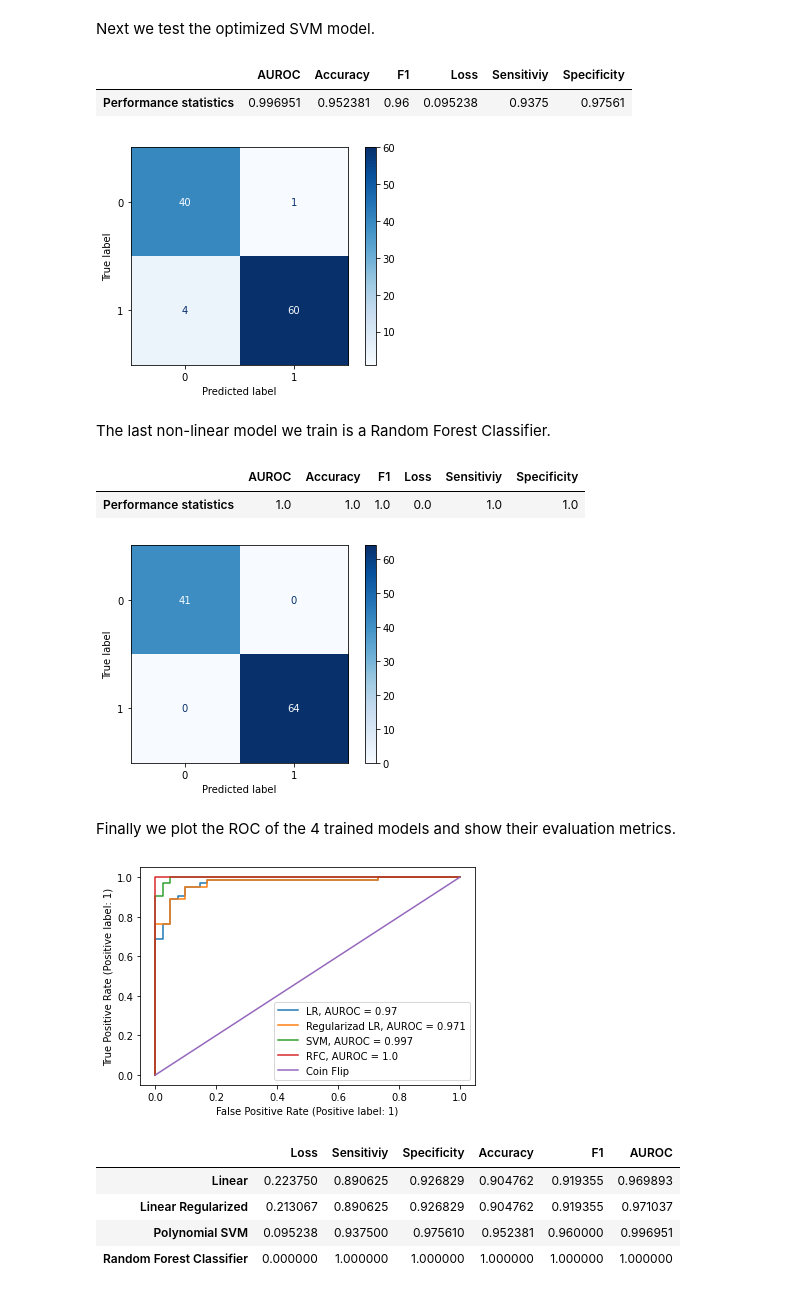
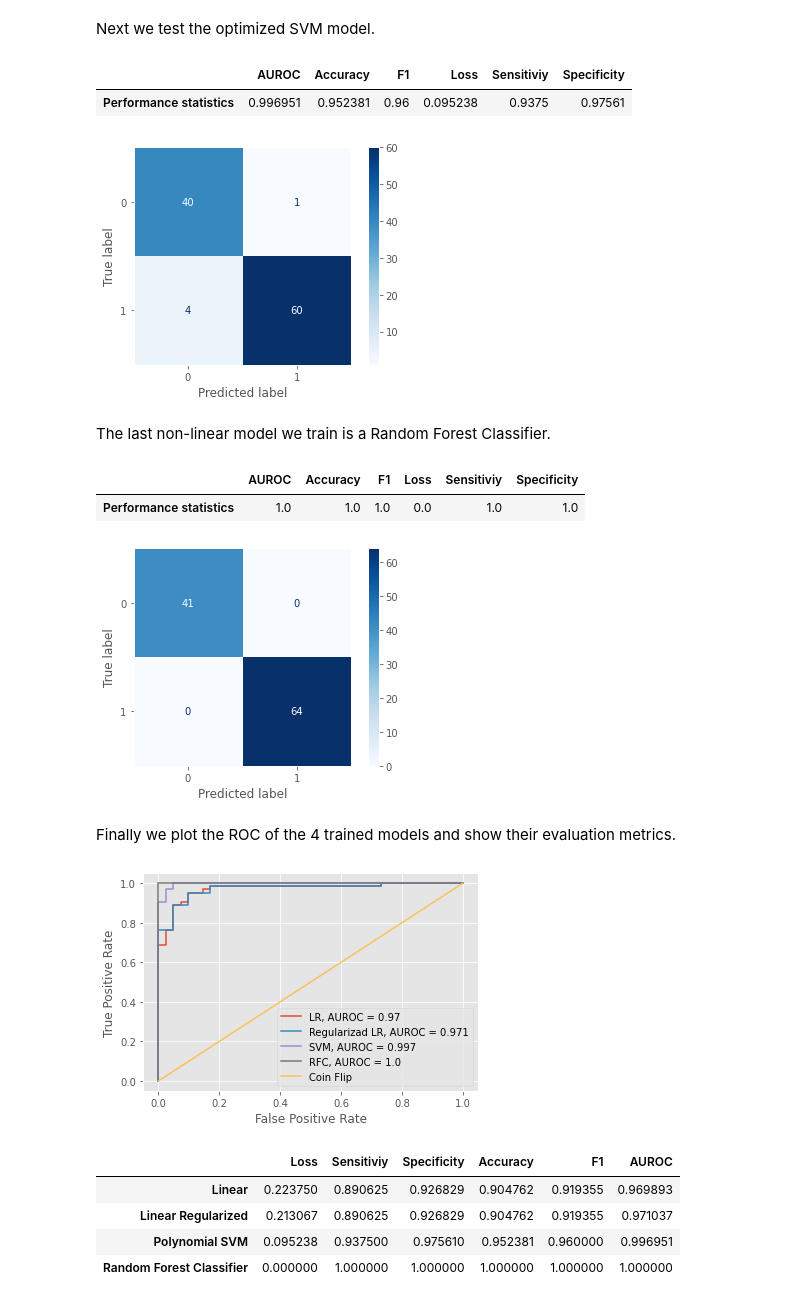
Before and after one commit to mlh-master/hw2_mlh-amit-yoel, a Jupyter notebook: HW2.ipynb, the cells around one changed output. Drawn from its saved outputs; the diff is of its cells as text; code cells hidden in the pictures.

```diff
--- a/HW2.ipynb
+++ b/HW2.ipynb
@@ -34,16 +34,21 @@ import pandas as pd
 import numpy as np
 from pathlib import Path
 import random
+import seaborn as sns
+
 import matplotlib.pyplot as plt
+import matplotlib as mpl
+mpl.style.use(['ggplot'])
+
 from sklearn.model_selection import train_test_split, StratifiedKFold, GridSearchCV
 from sklearn.preprocessing import StandardScaler
 from IPython.display import display
-import seaborn as sns
 from sklearn.linear_model import LogisticRegression
 from sklearn.metrics import log_loss, hinge_loss, plot_confusion_matrix, confusion_matrix, roc_auc_score, plot_roc_curve
 from sklearn.pipeline import Pipeline
 from sklearn.svm import SVC
 from sklearn.ensemble import RandomForestClassifier
+from sklearn.decomposition import KernelPCA
 
 %load_ext autoreload
 random.seed(10)
@@ -391,7 +401,7 @@ print_stats(best_svm, x_test, y_test)
 # %% [output]
 |  | AUROC | Accuracy | F1 | Loss | Sensitiviy | Specificity |
 | Performance statistics | 0.996951 | 0.952381 | 0.96 | 0.095238 | 0.9375 | 0.97561 |
-[figure, old version]
+[figure, new version]
 # %% [markdown]
 The last non-linear model we train is a Random Forest Classifier.
 # %%
@@ -401,22 +411,23 @@ print_stats(rfc, x_test, y_test)
 # %% [output]
 |  | AUROC | Accuracy | F1 | Loss | Sensitiviy | Specificity |
 | Performance statistics | 1.0 | 1.0 | 1.0 | 0.0 | 1.0 | 1.0 |
-[figure, old version]
+[figure, new version]
 # %% [markdown]
 Finally we plot the ROC of the 4 trained models and show their evaluation metrics.
 # %%
 classifiers = [lr, lr_regul, best_svm, rfc]
 roc_score = []
 plt.figure()
 ax = plt.gca()
 for clf in classifiers:
     plot_roc_curve(clf, x_test, y_test, ax=ax)
     roc_score.append(np.round_(roc_auc_score(y_test, clf.predict_proba(x_test)[:,1]), decimals=3))
 ax.plot(np.linspace(0,1,x_test.shape[0]),np.linspace(0,1,x_test.shape[0]))
-plt.legend(('LR, AUROC = '+str(roc_score[0]),'Regularizad LR, AUROC = '+str(roc_score[1]),'SVM, AUROC = '+str(roc_score[2]),'RFC, AUROC = '+str(roc_score[3]),'Coin Flip'))
+plt.legend(('LR, AUROC = '+str(roc_score[0]),'Regularizad LR, AUROC = '+str(roc_score[1]),
+            'SVM, AUROC = '+str(roc_score[2]),'RFC, AUROC = '+str(roc_score[3]),'Coin Flip'))
 plt.show()
 # %% [output]
-[figure, old version]
+[figure, new version]
 # %%
 model_evaluation_metrics = pd.DataFrame({'Linear': return_stats(lr, x_test, y_test),
                                          'Linear Regularized': return_stats(lr_regul, x_test, y_test),
```
Also changed, not shown: parts of 23 cells of this notebook.
